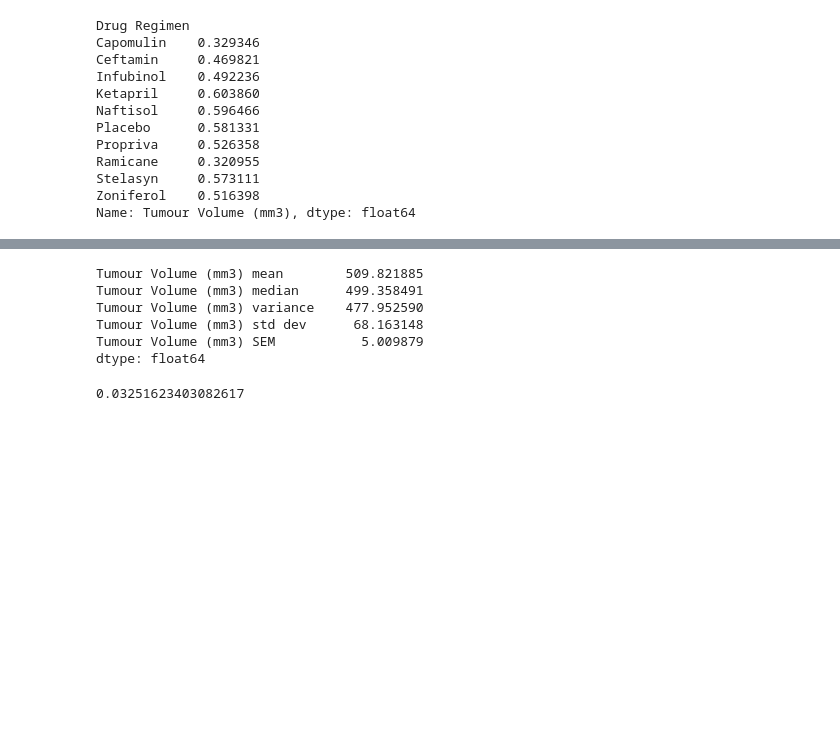
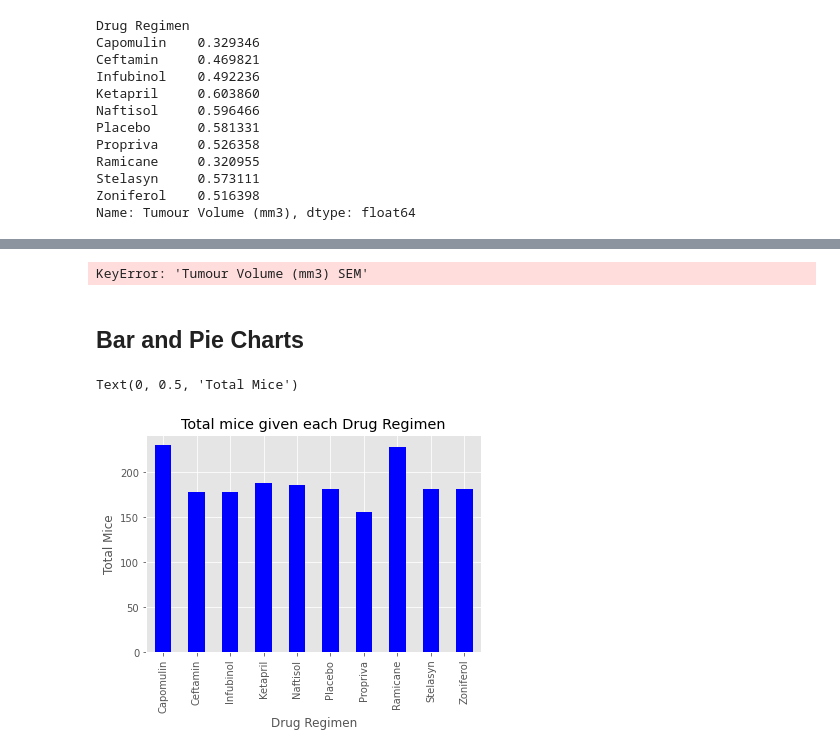
Before and after one commit to TroyFoote/Pymaceuticals_Data_Visualisation, a Jupyter notebook: Main.ipynb, the cells around one changed output, grey strips where cells are left out. Cells and saved outputs as stored; diff of their text form; code cells hidden in the pictures; blank space fills up the shorter version.

```diff
--- a/Main.ipynb
+++ b/Main.ipynb
@@ -189,29 +192,41 @@ tumour_volume_combined
 | Stelasyn | 54.233149 | 52.431737 | 59.450562 | 7.710419 | ... |
 | Zoniferol | 53.236507 | 51.818479 | 48.533355 | 6.966589 | ... |
 # %%
-# Using the aggregation method, produce the same summary statistics in a single line
-tvc_agg = tumour_volume_combined[['Tumour Volume (mm3) mean','Tumour Volume (mm3) median','Tumour Volume (mm3) variance',
-                                   'Tumour Volume (mm3) std dev','Tumour Volume (mm3) SEM']].agg('sum')
-tvc_agg
+#Using the aggregation method, produce the same summary statistics in a single line
+#summary_agg = tumour_volume_combined.groupby('Drug Regimen')[['Tumour Volume (mm3) mean','Tumour Volume (mm3) median',
+#                                     'Tumour Volume (mm3) median','Tumour Volume (mm3) variance',
+#                                     'Tumour Volume (mm3) std dev','Tumour Volume (mm3) SEM']].agg('sum')
+
+#summary_agg = tumour_volume_combined['Tumour Volume (mm3) mean'].agg()
+#summary_agg
+
+summary_agg_mean = tumour_volume_combined['Tumour Volume (mm3) mean'].agg('mean')
+summary_agg_median = tumour_volume_combined['Tumour Volume (mm3) median'].agg('median')
+summary_agg_var = tumour_volume_combined['Tumour Volume (mm3) variance'].agg('var')
+summary_agg_stddev = tumour_volume_combined['Tumour Volume (mm3) std dev'].agg('std')
+summary_agg_sem = tumour_volume_combined['Tumour Volume (mm3) SEM'].agg('sem')
+
+print(summary_agg_mean)
+print(summary_agg_median)
+print(summary_agg_var)
+print(summary_agg_stddev)
+#print(summary_agg_sem)
 # %% [output]
-Tumour Volume (mm3) mean        509.821885
-Tumour Volume (mm3) median      499.358491
-Tumour Volume (mm3) variance    477.952590
-Tumour Volume (mm3) std dev      68.163148
-Tumour Volume (mm3) SEM           5.009879
-dtype: float64
+KeyError: 'Tumour Volume (mm3) SEM'
-# %%
-# tvc_agg = tumour_volume_combined.groupby('Drug Regimen')[['Tumour Volume (mm3) mean','Tumour Volume (mm3) median',
-#                                     'Tumour Volume (mm3) median','Tumour Volume (mm3) variance',
-#                                     'Tumour Volume (mm3) std dev','Tumour Volume (mm3) SEM']].agg('sum')
-
-# tvc_agg = tumour_volume_combined['Tumour Volume (mm3) mean'].agg()
-#tvc_agg
-
-tvc_agg_mean = tumour_volume_combined['Tumour Volume (mm3) mean'].agg('mean')
-tvc_agg_median = tumour_volume_combined['Tumour Volume (mm3) median'].agg('median')
-tvc_agg_var = tumour_volume_combined['Tumour Volume (mm3) variance'].agg('var')
-tvc_agg_stddev = tumour_volume_combined['Tumour Volume (mm3) std dev'].agg('std')
-tvc_agg_sem = tumour_volume_combined['Tumour Volume (mm3) SEM'].agg('sem')
-# %% [output]
-0.03251623403082617
+# %% [markdown]
+## Bar and Pie Charts
+# %%
+# Generate a bar plot showing the total number of timepoints for all mice tested for each drug regimen using Pandas.
+#Split up data to show each drug regimen type
+regimen_names = mouse_clean_data.groupby('Drug Regimen')
+
+#find out how many mice were given each drug regimen type
+timepoint = regimen_names['Timepoint'].count()
+
+#chart the data and include title and x-axis and y-axis labels
+timepoint_chart = timepoint.plot(kind='bar', color='b', title='Total mice given each Drug Regimen')
+timepoint_chart.set_xlabel('Drug Regimen')
+timepoint_chart.set_ylabel('Total Mice')
+# %% [output]
+Text(0, 0.5, 'Total Mice')
+[figure, added]
```
Also changed, not shown: parts of 21 cells of this notebook, 1 other file.
